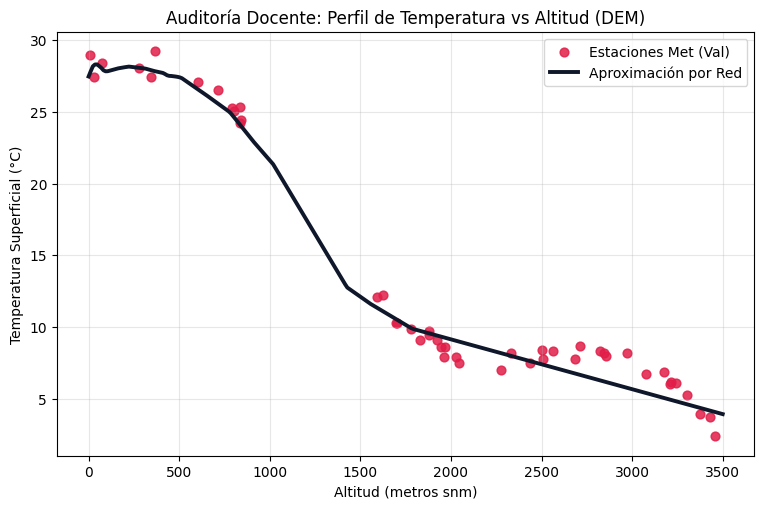
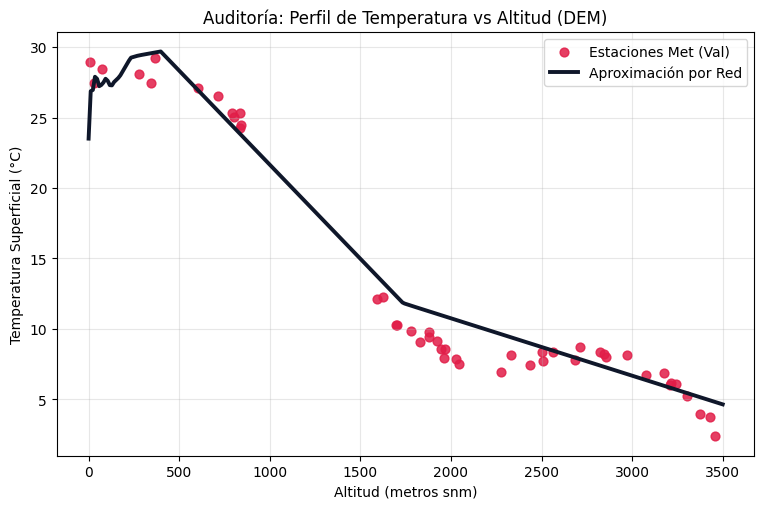
Code edit (unified diff) that turned the first committed figure into the second:
--- before
+++ after
@@ -6,8 +6,8 @@
 
 # Modelo con mayor capacidad (más neuronas y más capas)
-model_p1 = keras.Sequential([
+model_p1_1 = keras.Sequential([
     keras.Input(shape=[1]),
 
-    keras.layers.Dense(128, activation='relu'),
+    keras.layers.Dense(96, activation='relu'),
     keras.layers.Dense(64, activation='relu'),
     keras.layers.Dense(32, activation='relu'),
@@ -18,6 +18,6 @@
 
 # Compilación
-model_p1.compile(
-    optimizer=keras.optimizers.Adam(learning_rate=0.005),
+model_p1_1.compile(
+    optimizer=keras.optimizers.Adam(learning_rate=0.001),
     loss='mse',
     metrics=['mae']
@@ -25,7 +25,7 @@
 
 # Entrenamiento más largo (pero sin callbacks)
-history = model_p1.fit(
+history_p1_1 = model_p1_1.fit(
     X_train_p1, Y_train_p1,
-    epochs=800,                    # Más épocas
+    epochs=1000,                    # Más épocas
     validation_data=(X_val_p1, Y_val_p1),
     verbose=0
@@ -39,8 +39,8 @@
 
 X_grid = np.linspace(0, 3500, 300).reshape(-1, 1)
-y_pred = model_p1.predict(X_grid, verbose=0)
+y_pred = model_p1_1.predict(X_grid, verbose=0)
 
 plt.plot(X_grid, y_pred, color='#0f172a', linewidth=2.8, label='Aproximación por Red')
-plt.title("Auditoría Docente: Perfil de Temperatura vs Altitud (DEM)")
+plt.title("Auditoría: Perfil de Temperatura vs Altitud (DEM)")
 plt.xlabel("Altitud (metros snm)")
 plt.ylabel("Temperatura Superficial (°C)")

Commit: Solucion practica geografia - 2